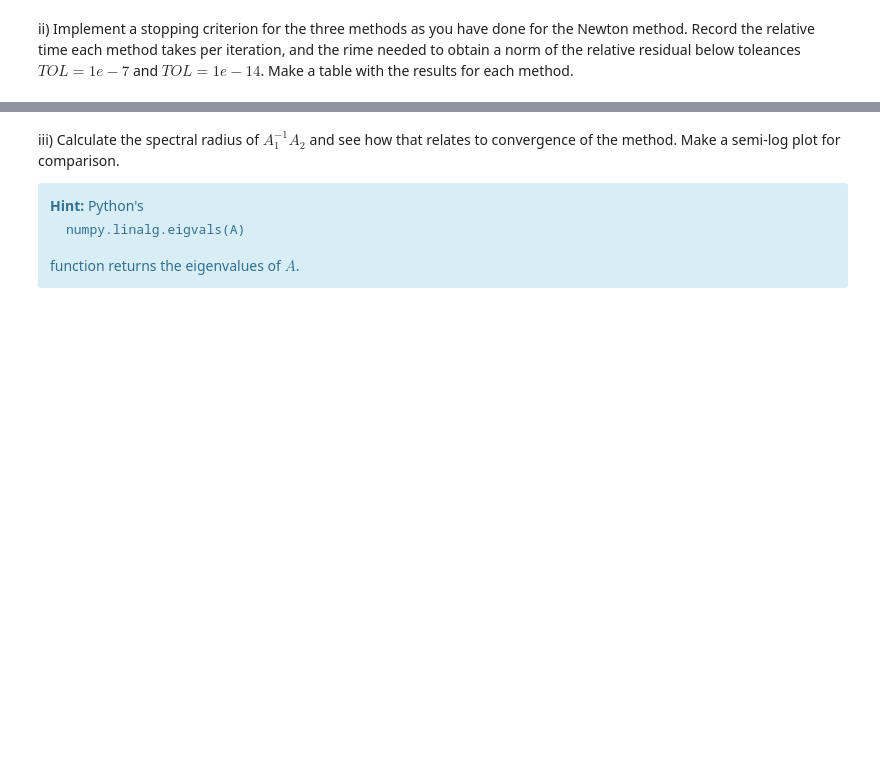
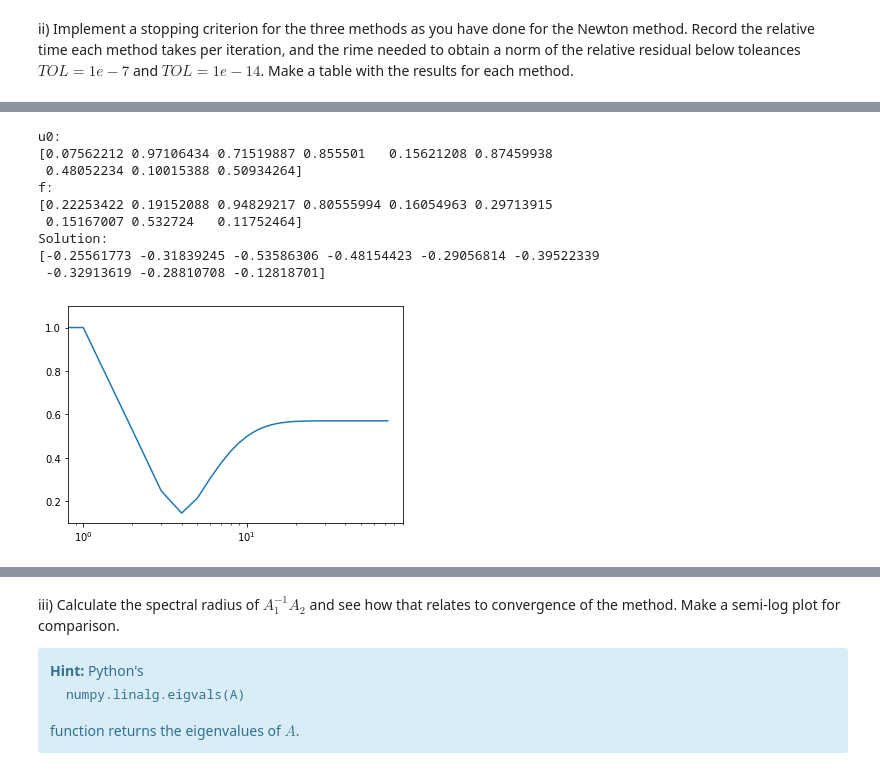
Before and after one commit to CelestialCry/Numerical-Methods, a Jupyter notebook: Øving/Assignment1.ipynb, the cells around one changed output, grey strips where cells are left out. Drawn from its saved outputs; the diff is of its cells as text; code cells hidden in the pictures; blank space fills up the shorter version.

```diff
--- a/Øving/Assignment1.ipynb
+++ b/Øving/Assignment1.ipynb
@@ -142,0 +156,29 @@ ii) Implement a stopping criterion for the three methods as you have done for th
+# %%
+def extractDiagonal(A):
+    return np.diag(np.diag(A))
+
+def extractLower(A):
+    return -1*sparse.tril(A,-1)*np.eye(N)
+
+def extractUpper(A):
+    return -1*sparse.triu(A,1)*np.eye(N)
+# %%
+def generalIteration(A, B, C, f, u0, maxIter, TOL):
+    u1 = u0
+
+    Iter = [u0]
+
+    for i in range(maxIter):
+        u0 = u1
+        u1 = B @ (C @ u0 + f)
+        Iter.append(u1)
+        if (np.linalg.norm(A@u1-f) <= TOL) or (np.linalg.norm(u1-u0) <= TOL) : break
+
+    return Iter
+# %%
+def jacobiMeth(A, f, u0, maxIter = 50, TOL = 1e-10, *args):
+    inv = lambda x: 1/x
+    A1Inv = np.diag(inv(np.diag(A)))
+    A2 = extractDiagonal(A) - A
+
+    return generalIteration(A, A1Inv, A2, f, u0, maxIter, TOL)
@@ -142,0 +202,26 @@ ii) Implement a stopping criterion for the three methods as you have done for th
+# %%
+np.random.seed()
+
+def testIteration(Iterative, A = test, f = np.random.rand(9), u0 = np.random.rand(9), maxIter = 50, TOL = 1e-10, *args):
+    out = Iterative(A, f, u0, maxIter, TOL, *args)
+
+    print(f"u0:\n{u0}")
+    print(f"f:\n{f}")
+    print(f"Solution:\n{out[-1]}")
+
+    out.insert(0,np.random.rand(9))
+    res = [np.linalg.norm(x)/np.linalg.norm(u0) for x in out]
+    plt.semilogx(res)
+# %%
+testIteration(jacobiMeth, maxIter = 1000)
+# %% [output]
+u0:
+[0.07562212 0.97106434 0.71519887 0.855501   0.15621208 0.87459938
+ 0.48052234 0.10015388 0.50934264]
+f:
+[0.22253422 0.19152088 0.94829217 0.80555994 0.16054963 0.29713915
+ 0.15167007 0.532724   0.11752464]
+Solution:
+[-0.25561773 -0.31839245 -0.53586306 -0.48154423 -0.29056814 -0.39522339
+ -0.32913619 -0.28810708 -0.12818701]
+[figure, added]
```
Also changed, not shown: parts of 9 cells of this notebook.
